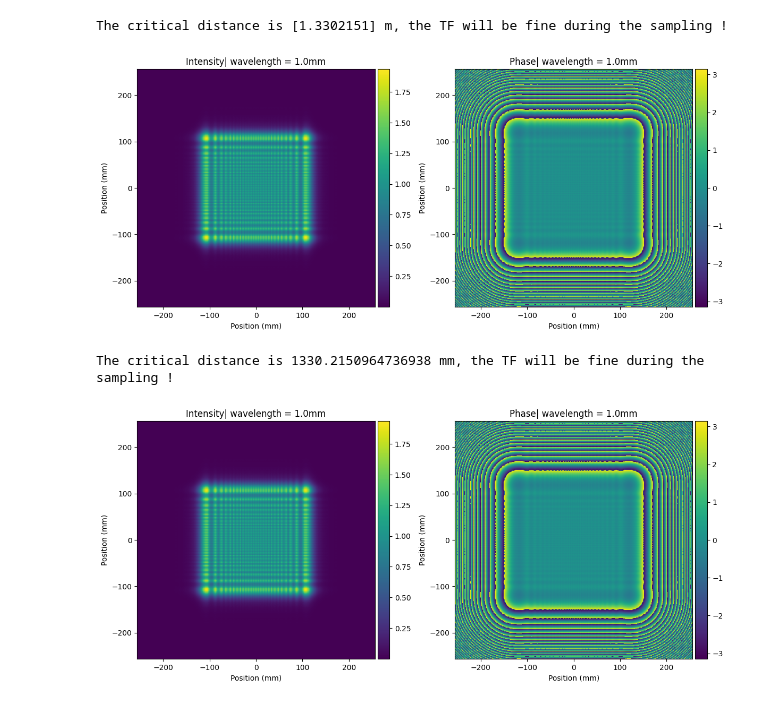
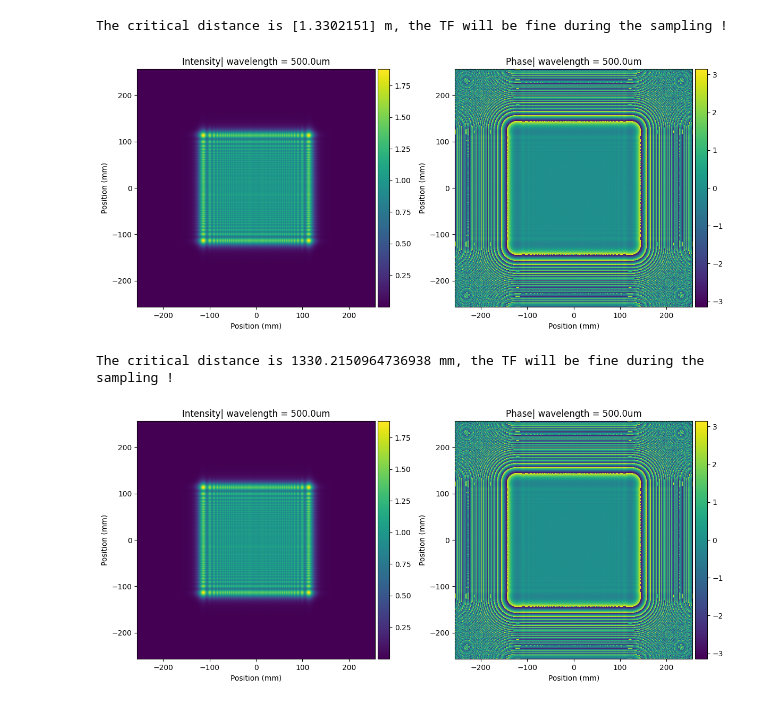
Before and after one commit to sihan-shao/LightPorpTorch, a Jupyter notebook: test_propagator.ipynb, the cells around one changed output. Drawn from its saved outputs; the diff is of its cells as text; code cells hidden in the pictures.

```diff
--- a/test_propagator.ipynb
+++ b/test_propagator.ipynb
@@ -122,14 +122,14 @@ field_propagated_czt.visualize(figsize=(12, 12), wavelength=600*nm,flag_axis=Tru
 [figure]
 # %%
 N = 512
-field_data = torch.zeros(1,1,N,N) + 0j # 0j to make it complex
+field_data = torch.zeros(1,2,N,N) + 0j # 0j to make it complex
 
 # Set ones to the field
 field_data[...,N//4 : 3 * N//4, N//4 : 3 * N//4] = 1
 
 field_input = ElectricField(
     data = field_data,
-    wavelengths = 1 * mm,
+    wavelengths = [1 * mm, 0.5 * mm],
     spacing = 1 * mm,
 )
 # %%
@@ -147,9 +147,9 @@ field_propagated = asm_prop.forward(
 # %% [output]
 The critical distance is [1.3302151] m, the TF will be fine during the sampling !
 # %%
-field_propagated.visualize(figsize=(12, 12), wavelength=1 * mm, flag_axis=True, intensity=True)
+field_propagated.visualize(figsize=(12, 12), wavelength=0.5 * mm, flag_axis=True, intensity=True)
 # %% [output]
-[figure, old version]
+[figure, new version]
 # %%
 from Props.AngularSpectrum import ASMPropagator
 # %%
@@ -165,6 +165,6 @@ field_propagated = asm_prop.forward(
 # %% [output]
 The critical distance is 1330.2150964736938 mm, the TF will be fine during the sampling !
 # %%
-field_propagated.visualize(figsize=(12, 12), wavelength=1 * mm, flag_axis=True, intensity=True)
+field_propagated.visualize(figsize=(12, 12), wavelength=0.5 * mm, flag_axis=True, intensity=True)
 # %% [output]
-[figure, old version]
+[figure, new version]
```
